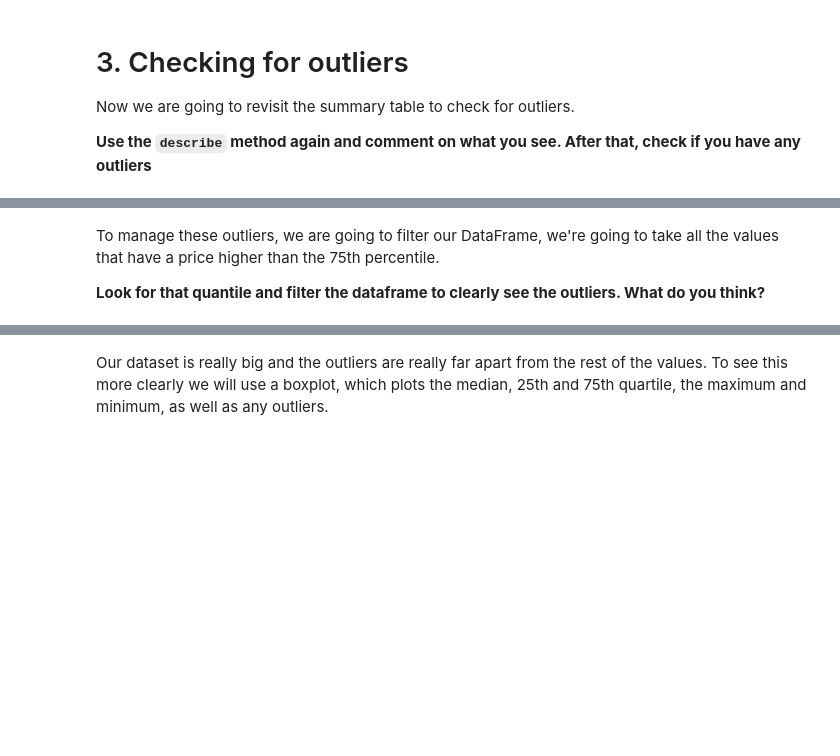
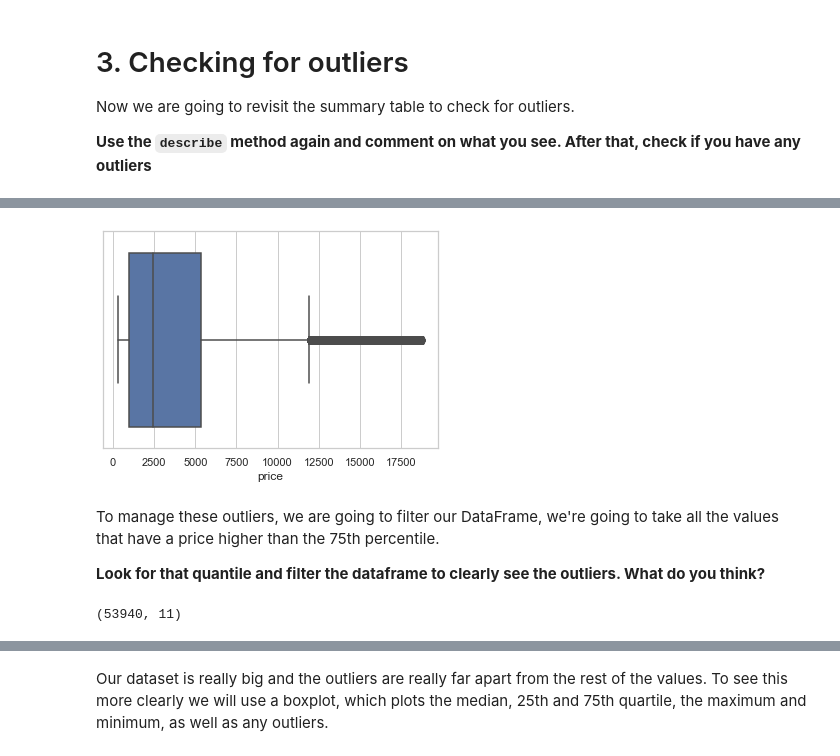
Before and after one commit to ta-data-lis/M2-mini-project1, a Jupyter notebook: 1.-Data Cleaning.ipynb, the cells around one changed output, grey strips where cells are left out. Cells and saved outputs as stored; diff of their text form; code cells hidden in the pictures; blank space fills up the shorter version.

```diff
--- a/1.-Data Cleaning.ipynb
+++ b/1.-Data Cleaning.ipynb
@@ -150,0 +438,5 @@ Now we are going to revisit the summary table to check for outliers.
+# %%
+sns.set(style="whitegrid")
+ax = sns.boxplot(x=diamonds["price"])
+# %% [output]
+[figure, added]
@@ -156,0 +451,4 @@ To manage these outliers, we are going to filter our DataFrame, we're going to t
+# %%
+diamonds.shape
+# %% [output]
+(53940, 11)
```
Also changed, not shown: parts of 54 cells of this notebook, 2 other files.
